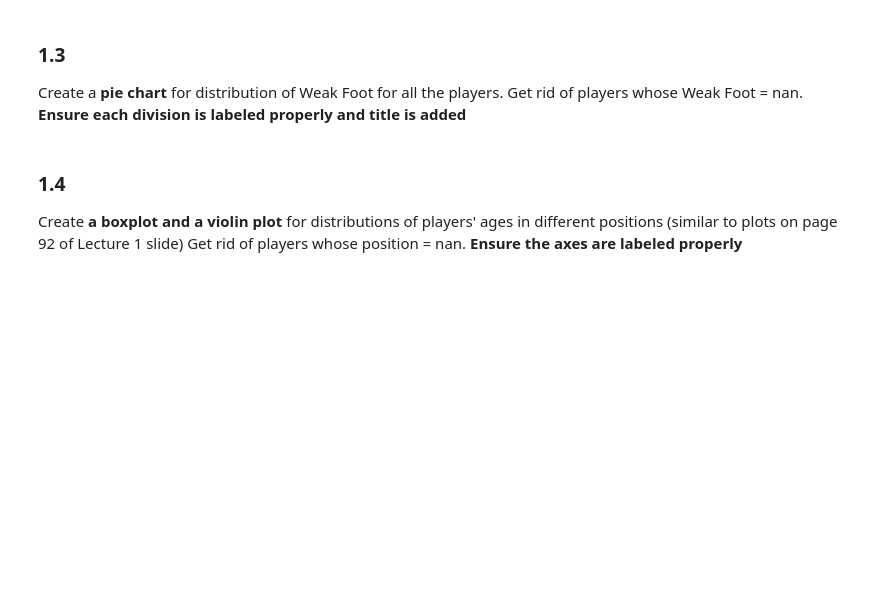
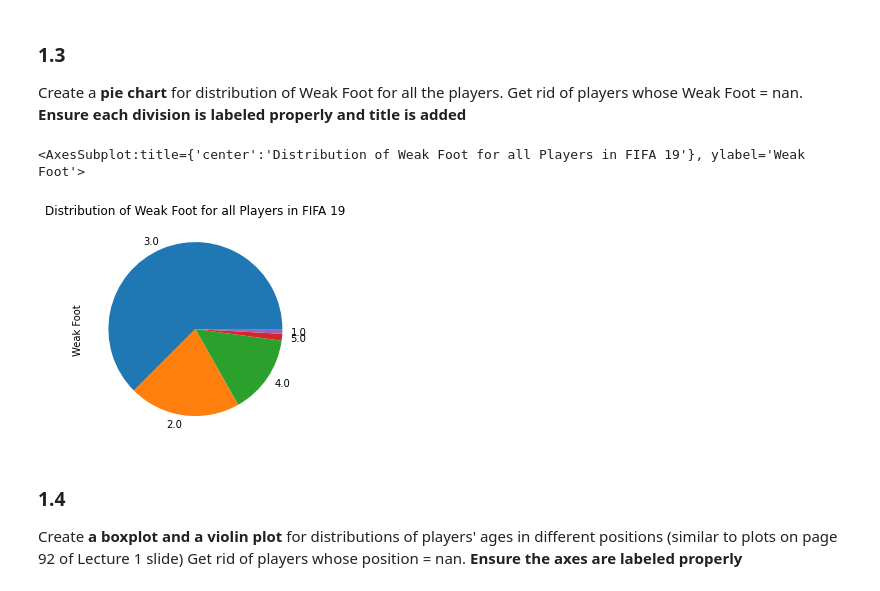
Before and after one commit to klettg/Applied-Machine-Learning-4995-F21, a Jupyter notebook: AML_Homework1.ipynb, the cells around one changed output. Cells and saved outputs as stored; diff of their text form; code cells hidden in the pictures; blank space fills up the shorter version.

```diff
--- a/AML_Homework1.ipynb
+++ b/AML_Homework1.ipynb
@@ -50,3 +77,10 @@ Create a **pie chart** for distribution of Weak Foot for all the players. Get ri
+# %%
+filtered_df = df[df['Weak Foot'].notnull()]
+values = filtered_df['Weak Foot'].value_counts()
+values.plot(kind='pie', title='Distribution of Weak Foot for all Players in FIFA 19')
+# %% [output]
+<AxesSubplot:title={'center':'Distribution of Weak Foot for all Players in FIFA 19'}, ylabel='Weak Foot'>
+[figure, added]
 # %% [markdown]
 ### 1.4
 
```
Also changed, not shown: parts of 28 cells of this notebook.
